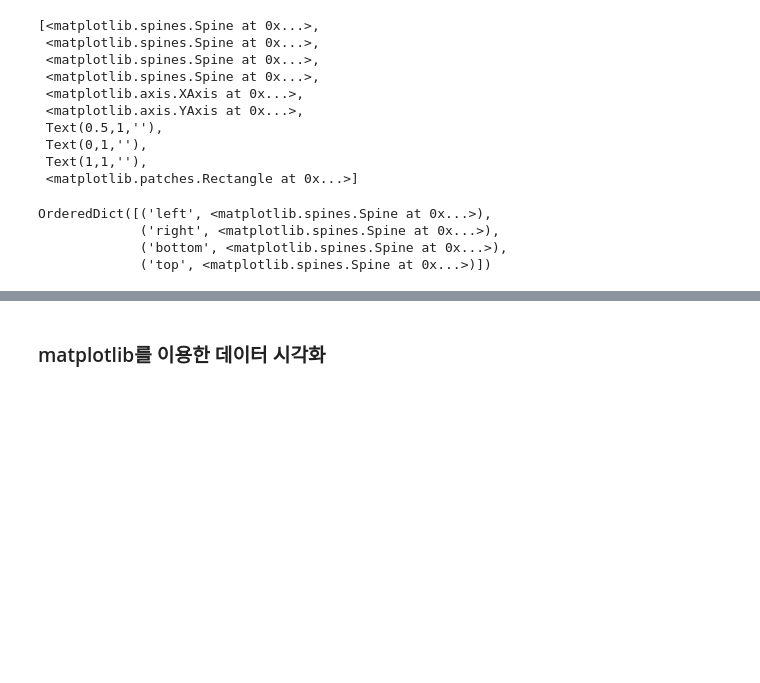
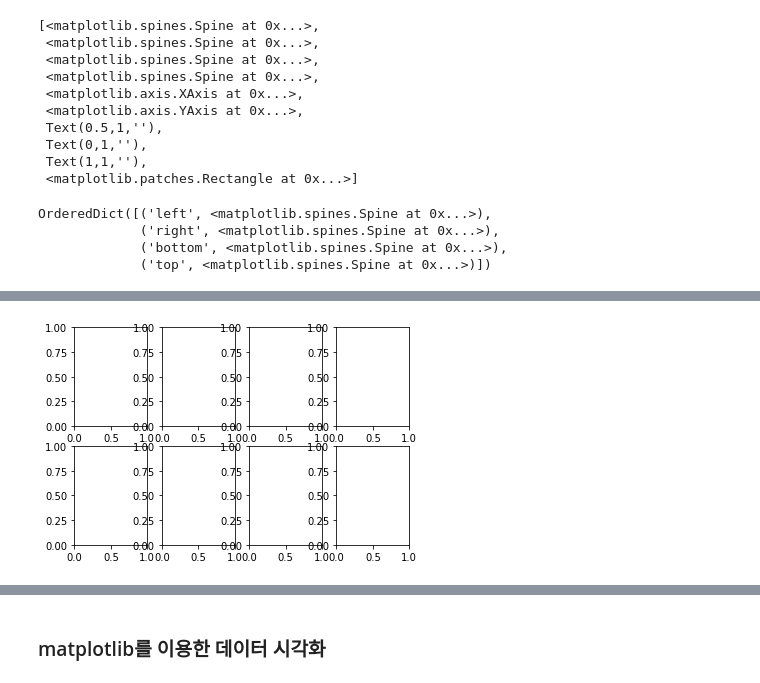
Before and after one commit to liberalapes/pandas_cookbook, a Jupyter notebook: 11장 Matplotlib, Pandas, Seaborn을 이용한 시각화.ipynb, the cells around one changed output, grey strips where cells are left out. Drawn from its saved outputs; the diff is of its cells as text; code cells hidden in the pictures; blank space fills up the shorter version.

```diff
--- a/11장 Matplotlib, Pandas, Seaborn을 이용한 시각화.ipynb
+++ b/11장 Matplotlib, Pandas, Seaborn을 이용한 시각화.ipynb
@@ -121,0 +130,4 @@ fig
+# %%
+plot_objects = plt.subplots(2,4)
+# %% [output]
+[figure, added]
```
Also changed, not shown: parts of 48 cells of this notebook.
